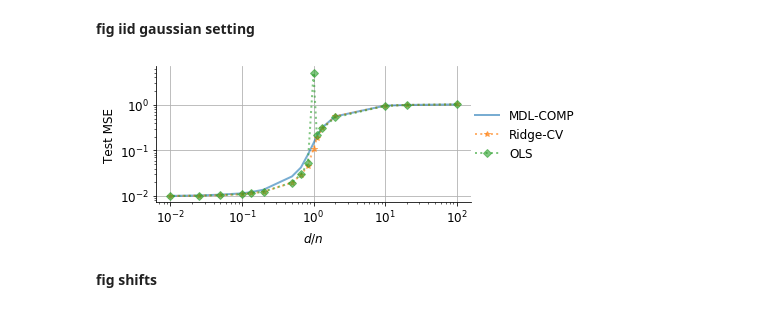
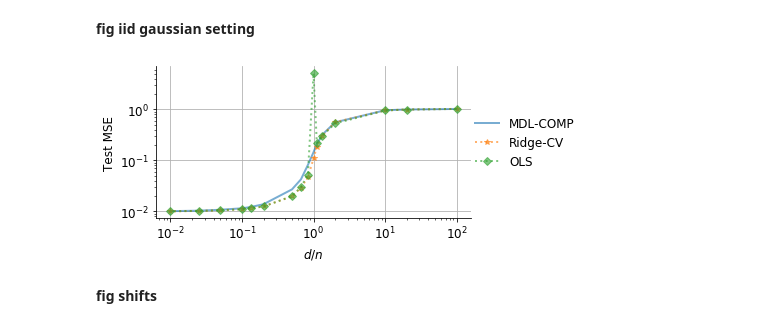
Before and after one commit to csinva/mdl-complexity, a Jupyter notebook: 03_analyze_misspecifications.ipynb, the cells around one changed output. Cells and saved outputs as stored; diff of their text form; code cells hidden in the pictures.

```diff
--- a/03_analyze_misspecifications.ipynb
+++ b/03_analyze_misspecifications.ipynb
@@ -80,42 +80,42 @@ for i in range(df.shape[0]):
     kwargs = {'label': LABS[curve.model_type + str(curve.reg_param)],
               'alpha': 0.6, 'lw': 2, 'linestyle': ls, 'marker': mark}
 
-    plt.title('B', fontweight='bold', loc='left')
+#     plt.title('B', fontweight='bold', loc='left')
     plt.plot(curve.ratio, curve.mse_test, **kwargs) #np.square(curve.bias) + curve['var'], **kwargs)
     plt.ylabel('Test MSE')
     plt.xlabel('$d / n$') #\n(Number of features / Number of training points)')
     plt.xscale('log')
     plt.yscale('log')
     plt.xticks([1e-2, 1e-1, 1e0, 1e1, 1e2])
     '''
     plt.subplot(R, C, 3)
     plt.title('C', fontweight='bold', loc='left')
     plt.plot(curve.ratio, curve.mse_train, **kwargs)
     plt.ylabel('Mean-squared error\n(training)')
     plt.xlabel('p / n')
     plt.xscale('log')
     plt.yscale('log')
     '''
     #     s = f'{model_type}_{dset}_{dset_name}+p={num_features}+lambda={reg_param}+noise_mult={noise_mult}'
 plt.tight_layout()
 # plt.xlim(right=1e5)
 plt.grid()
 ax = plt.gca()
 # ax.xaxis.set_label_coords(0.3, -0.2)
 box = ax.get_position()
 ax.set_position([box.x0, box.y0, box.width * 0.8, box.height])
 
 # Put a legend to the right of the current axis
 ax.legend(loc='center left', bbox_to_anchor=(0.98, 0.5), frameon=False)
 # plt.legend(frameon=False)
 # plt.legend(bbox_to_anchor=(1.04 ,1), frameon=False)
 # plt.tight_layout()
 plt.savefig(oj(save_dir, 'fig_iid_mse.pdf'), bbox_inches = "tight")
-plt.title('', loc='left')
+# plt.title('', loc='left')
 plt.savefig(oj(save_dir, 'fig_iid_mse.svg'))
 plt.show()
 # %% [output]
-[figure, old version]
+[figure, new version]
 # %% [markdown]
 **fig shifts**
 # %%
```
Also changed, not shown: 2 other files.
